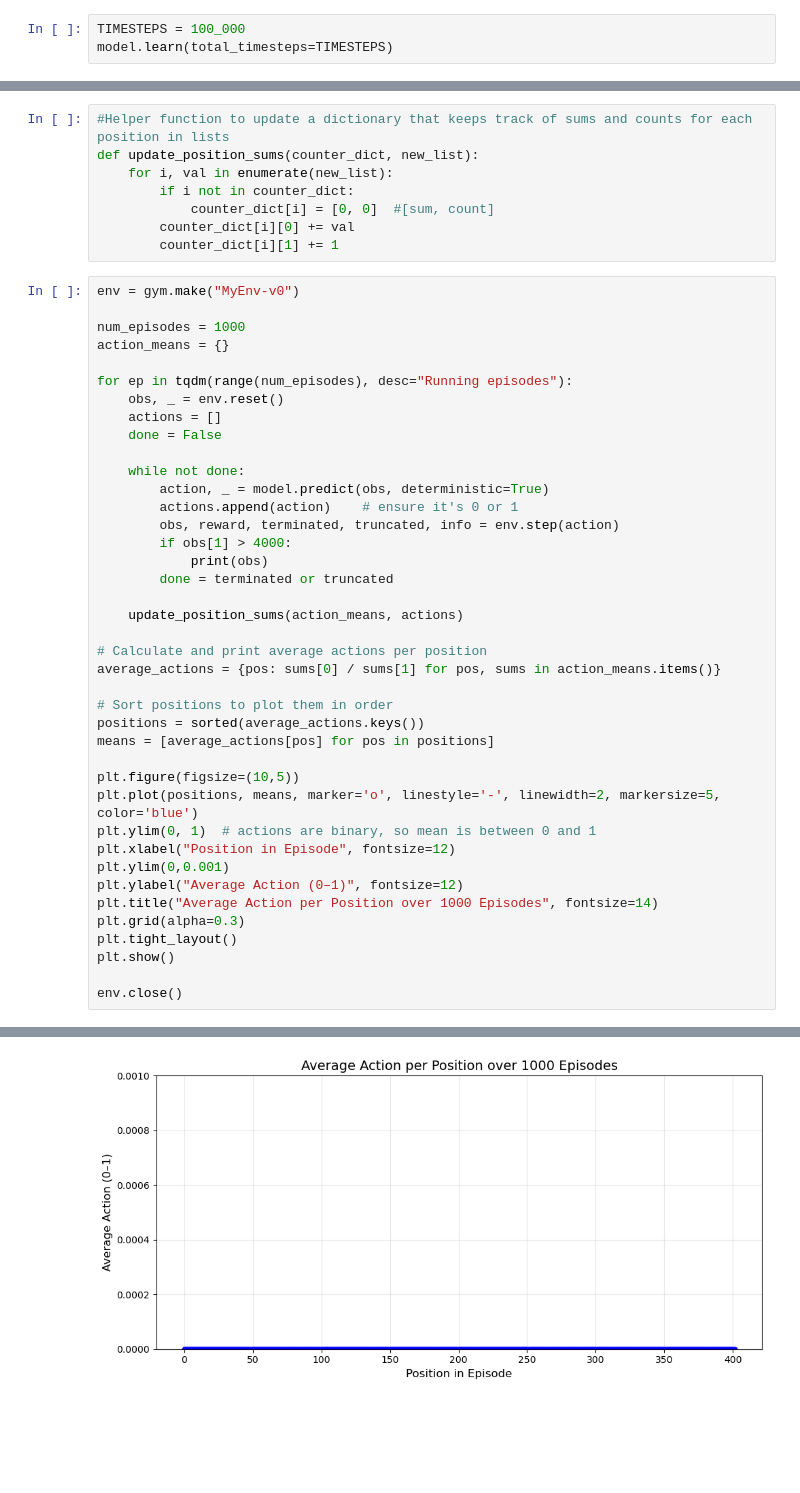
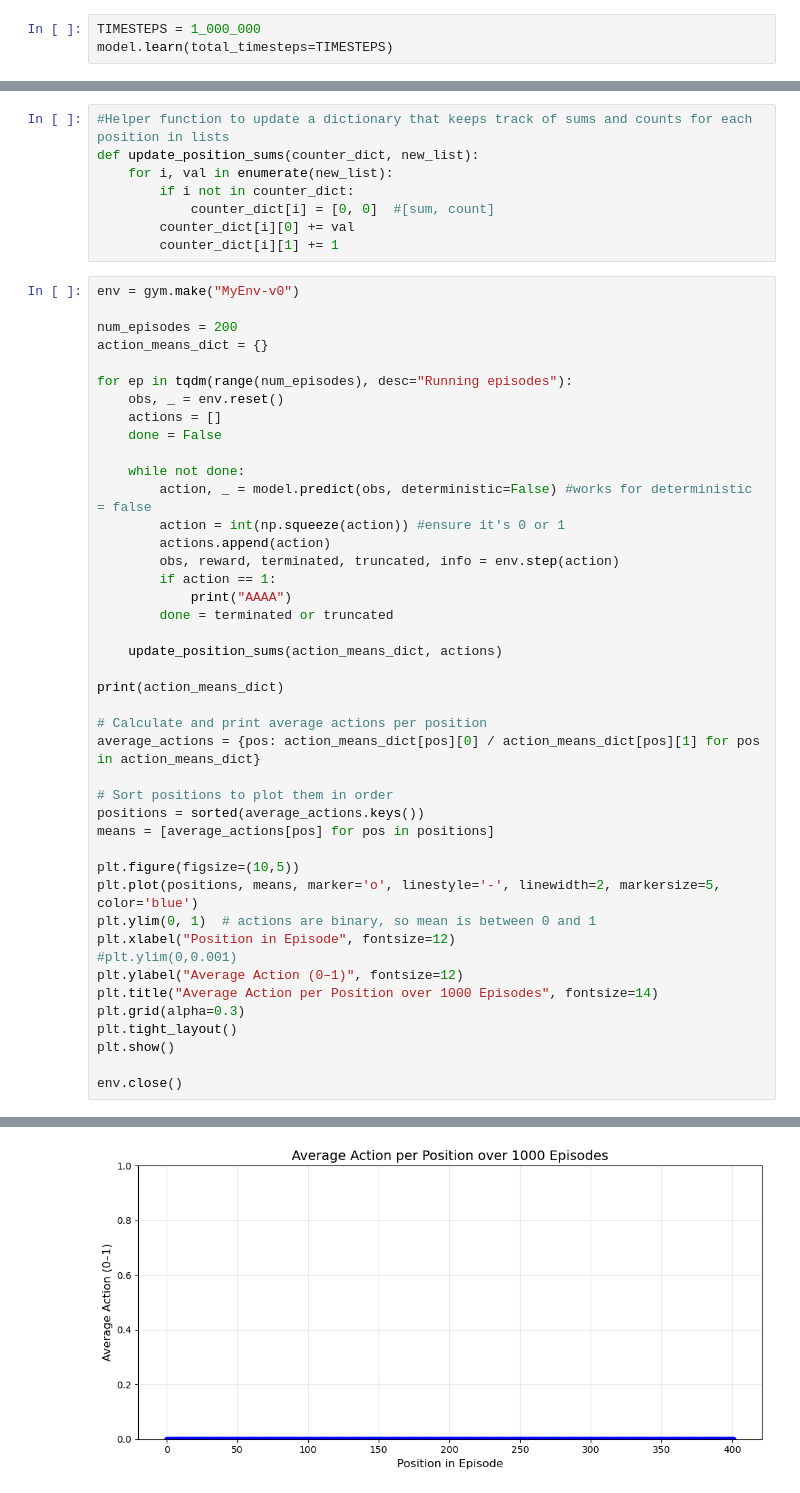
Before and after one commit to Janne-ro/learning-when-to-help, a Jupyter notebook: rl_agent/rl_agent.ipynb, the cells around one changed output, grey strips where cells are left out. Drawn from its saved outputs; the diff is of its cells as text; blank space fills up the shorter version.

```diff
--- a/rl_agent/rl_agent.ipynb
+++ b/rl_agent/rl_agent.ipynb
@@ -70,6 +49,6 @@ Wrapping the env in a DummyVecEnv.
 # %%
 #!tensorboard --logdir ppo_logs --port 6006
 # %%
-TIMESTEPS = 100_000
+TIMESTEPS = 1_000_000
 model.learn(total_timesteps=TIMESTEPS)
 # %% [output]
@@ -106,8 +85,8 @@ def update_position_sums(counter_dict, new_list):
 # %%
 env = gym.make("MyEnv-v0")
 
-num_episodes = 1000
-action_means = {}
+num_episodes = 200
+action_means_dict = {}
 
 for ep in tqdm(range(num_episodes), desc="Running episodes"):
     obs, _ = env.reset()
@@ -115,17 +94,20 @@ for ep in tqdm(range(num_episodes), desc="Running episodes"):
     done = False
 
     while not done:
-        action, _ = model.predict(obs, deterministic=True)
-        actions.append(action)    # ensure it's 0 or 1
+        action, _ = model.predict(obs, deterministic=False) #works for deterministic = false
+        action = int(np.squeeze(action)) #ensure it's 0 or 1
+        actions.append(action)
         obs, reward, terminated, truncated, info = env.step(action)
-        if obs[1] > 4000:
-            print(obs)
+        if action == 1:
+            print("AAAA")
         done = terminated or truncated
 
-    update_position_sums(action_means, actions)
+    update_position_sums(action_means_dict, actions)
+
+print(action_means_dict)
 
 # Calculate and print average actions per position
-average_actions = {pos: sums[0] / sums[1] for pos, sums in action_means.items()}
+average_actions = {pos: action_means_dict[pos][0] / action_means_dict[pos][1] for pos in action_means_dict}
 
 # Sort positions to plot them in order
 positions = sorted(average_actions.keys())
@@ -135,7 +117,7 @@ plt.figure(figsize=(10,5))
 plt.plot(positions, means, marker='o', linestyle='-', linewidth=2, markersize=5, color='blue')
 plt.ylim(0, 1)  # actions are binary, so mean is between 0 and 1
 plt.xlabel("Position in Episode", fontsize=12)
-plt.ylim(0,0.001)
+#plt.ylim(0,0.001)
 plt.ylabel("Average Action (0–1)", fontsize=12)
 plt.title("Average Action per Position over 1000 Episodes", fontsize=14)
 plt.grid(alpha=0.3)
@@ -147 +130 @@ env.close()
-[figure, old version]
+[figure, new version]
```
Also changed, not shown: parts of 3 cells of this notebook, 3 other files.
